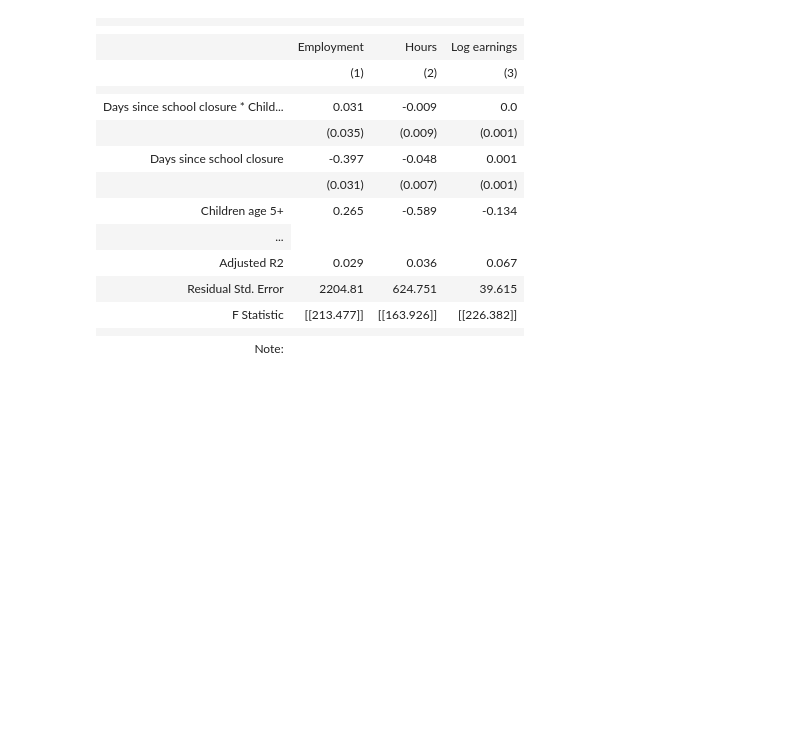
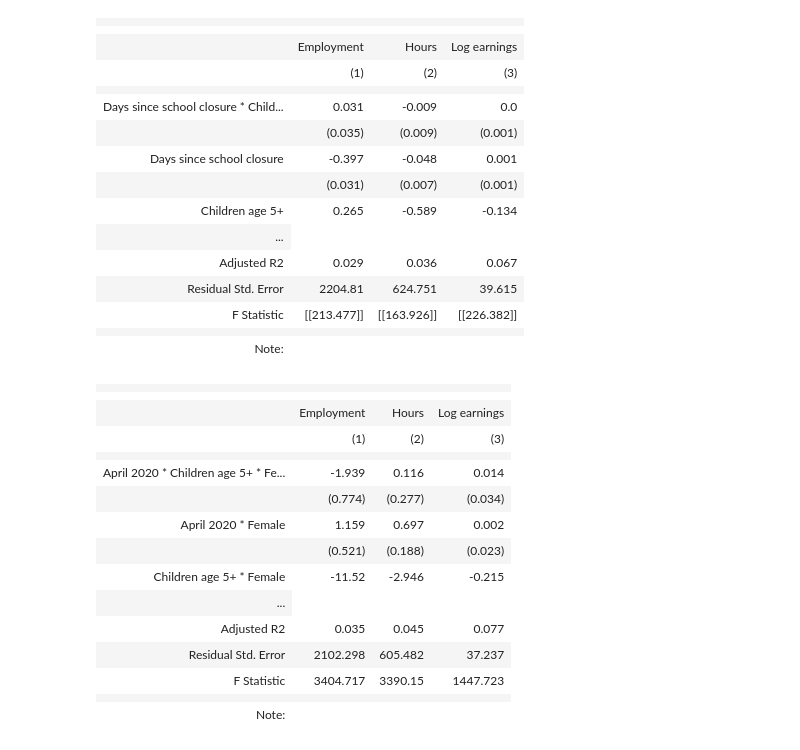
Before and after one commit to MaxGhenis/mit_1432, a Jupyter notebook: p3_regressions.ipynb, the cells around one changed output. Drawn from its saved outputs; the diff is of its cells as text; code cells hidden in the pictures; blank space fills up the shorter version.

```diff
--- a/p3_regressions.ipynb
+++ b/p3_regressions.ipynb
@@ -362,3 +373,24 @@ HTML(s_intensity.render_html())
 | F Statistic | [[213.477]] | [[163.926]] | [[226.382]] |
 |  |  |  |  |
 | Note: |
+# %%
+s_ddd = sg([m_ddd['emp'], m_ddd['hours'], m_ddd['lwe']],
+           DDD_COLS + ['const'], OUTCOME_NAMES, 'ddd')
+HTML(s_ddd.render_html())
+# %% [output]
+|  |  |  |  |
+|  |
+|  | Employment | Hours | Log earnings |
+|  | (1) | (2) | (3) |
+|  |  |  |  |
+| April 2020 * Children age 5+ * Fe... | -1.939 | 0.116 | 0.014 |
+|  | (0.774) | (0.277) | (0.034) |
+| April 2020 * Female | 1.159 | 0.697 | 0.002 |
+|  | (0.521) | (0.188) | (0.023) |
+| Children age 5+ * Female | -11.52 | -2.946 | -0.215 |
+| ... |
+| Adjusted R2 | 0.035 | 0.045 | 0.077 |
+| Residual Std. Error | 2102.298 | 605.482 | 37.237 |
+| F Statistic | 3404.717 | 3390.15 | 1447.723 |
+|  |  |  |  |
+| Note: |
```
Also changed, not shown: parts of 14 cells of this notebook, 5 other files.
